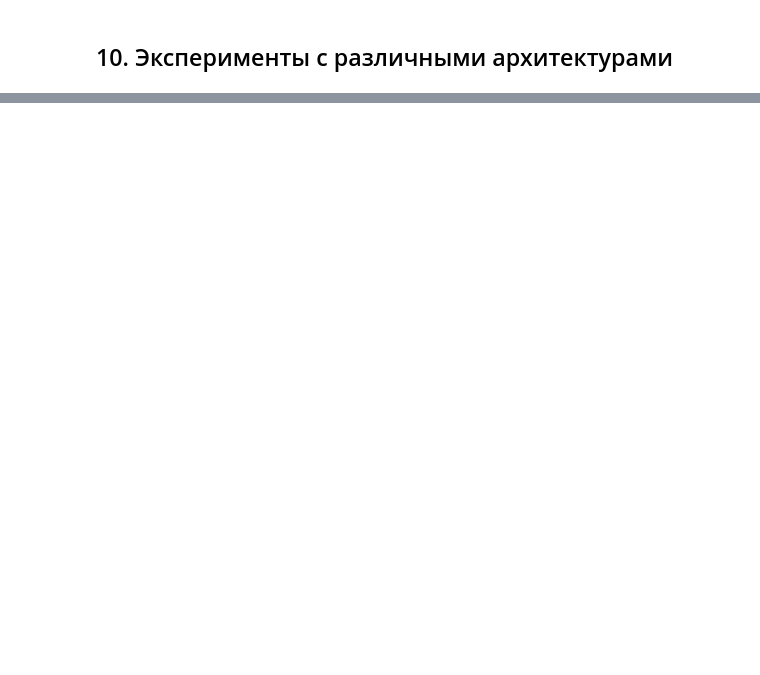
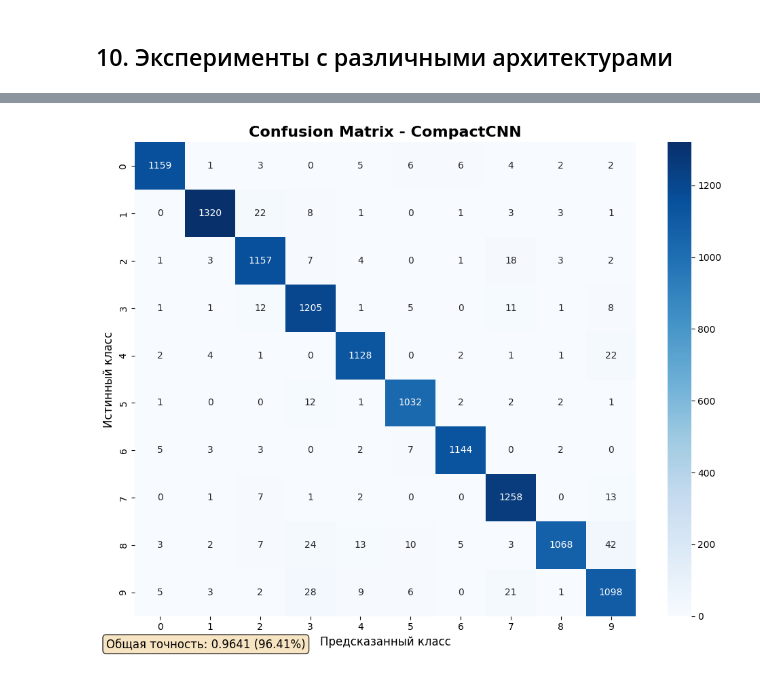
Before and after one commit to MrMaxbmb/VK_DeepLearning, a Jupyter notebook: NN_HW3_2025.ipynb, the cells around one changed output, grey strips where cells are left out. Cells and saved outputs as stored; diff of their text form; code cells hidden in the pictures; blank space fills up the shorter version.

```diff
--- a/NN_HW3_2025.ipynb
+++ b/NN_HW3_2025.ipynb
@@ -945,0 +1223,15 @@ Epoch  5/5: Train Loss: 0.0142, Train Acc: 0.9779 | Val Loss: 0.0041, Val Acc: 0
+# %%
+# Детальный анализ основной модели на валидационном наборе
+print("АНАЛИЗ ОСНОВНОЙ МОДЕЛИ (ImprovedCNN)")
+print("=" * 60)
+
+# Получаем детальные предсказания
+val_predictions, val_targets, class_correct, class_total = evaluate_model_detailed(
+    model, val_loader, device, "ImprovedCNN (Основная модель)"
+)
+
+# Строим confusion matrix
+cm_main = plot_confusion_matrix(val_targets, val_predictions, "ImprovedCNN (Основная модель)")
+
+# Анализируем ошибки
+report_main = analyze_classification_errors(val_targets, val_predictions, "ImprovedCNN")
@@ -945,0 +1275,73 @@ Epoch  5/5: Train Loss: 0.0142, Train Acc: 0.9779 | Val Loss: 0.0041, Val Acc: 0
+# %%
+# Сравнительный анализ всех трех архитектур
+print("\n" + "="*80)
+print("СРАВНИТЕЛЬНЫЙ АНАЛИЗ ВСЕХ АРХИТЕКТУР")
+print("="*80)
+
+# Анализируем компактную модель
+print("\n1. КОМПАКТНАЯ CNN:")
+print("-" * 40)
+compact_predictions, compact_targets, _, _ = evaluate_model_detailed(
+    compact_model, val_loader, device, "CompactCNN"
+)
+cm_compact = plot_confusion_matrix(compact_targets, compact_predictions, "CompactCNN")
+
+print("\n2. ГЛУБОКАЯ CNN:")
+print("-" * 40)
+deep_predictions, deep_targets, _, _ = evaluate_model_detailed(
+    deep_model, val_loader, device, "DeepCNN"
+)
+cm_deep = plot_confusion_matrix(deep_targets, deep_predictions, "DeepCNN")
+
+# Сравнительная таблица производительности
+print("\n" + "="*80)
+print("СВОДНАЯ ТАБЛИЦА ПРОИЗВОДИТЕЛЬНОСТИ")
+print("="*80)
+
+models_comparison = [
+    ("ImprovedCNN (Основная)", count_parameters(model), max(history['val_acc'])),
+    ("CompactCNN", count_parameters(compact_model), compact_acc),
+    ("DeepCNN", count_parameters(deep_model), deep_acc)
+]
+
+print(f"{'Модель':<25} {'Параметры':<12} {'Val Accuracy':<15} {'Эффективность*':<15}")
+print("-" * 70)
+
+for name, params, accuracy in models_comparison:
+    efficiency = accuracy / (params / 1000)  # точность на 1000 параметров
+    print(f"{name:<25} {params:<12,} {accuracy:<15.4f} {efficiency:<15.3f}")
+
+print("-" * 70)
+print("* Эффективность = Accuracy / (Параметры / 1000)")
+
+# Анализ наиболее проблематичных классов
+print("\n" + "="*60)
+print("АНАЛИЗ ПРОБЛЕМАТИЧНЫХ КЛАССОВ ДЛЯ ВСЕХ МОДЕЛЕЙ")
+print("="*60)
+
+# Сравнение точности по классам
+class_accuracies = {}
+for i, (name, predictions, targets) in enumerate([
+    ("ImprovedCNN", val_predictions, val_targets),
+    ("CompactCNN", compact_predictions, compact_targets),
+    ("DeepCNN", deep_predictions, deep_targets)
+]):
+    cm = confusion_matrix(targets, predictions)
+    class_acc = [cm[i,i] / cm[i,:].sum() if cm[i,:].sum() > 0 else 0 for i in range(10)]
+    class_accuracies[name] = class_acc
+
+print(f"{'Цифра':<8} {'ImprovedCNN':<15} {'CompactCNN':<15} {'DeepCNN':<15} {'Лучшая':<10}")
+print("-" * 70)
+
+for digit in range(10):
+    improved_acc = class_accuracies["ImprovedCNN"][digit]
+    compact_acc = class_accuracies["CompactCNN"][digit]
+    deep_acc = class_accuracies["DeepCNN"][digit]
+
+    best_model = max([("Improved", improved_acc), ("Compact", compact_acc), ("Deep", deep_acc)],
+                    key=lambda x: x[1])[0]
+
+    print(f"{digit:<8} {improved_acc:<15.3f} {compact_acc:<15.3f} {deep_acc:<15.3f} {best_model:<10}")
+
+print("-" * 70)
+# %% [output]
@@ -945,0 +1370 @@ Epoch  5/5: Train Loss: 0.0142, Train Acc: 0.9779 | Val Loss: 0.0041, Val Acc: 0
+[figure, added]
```
Also changed, not shown: parts of 17 cells of this notebook.
